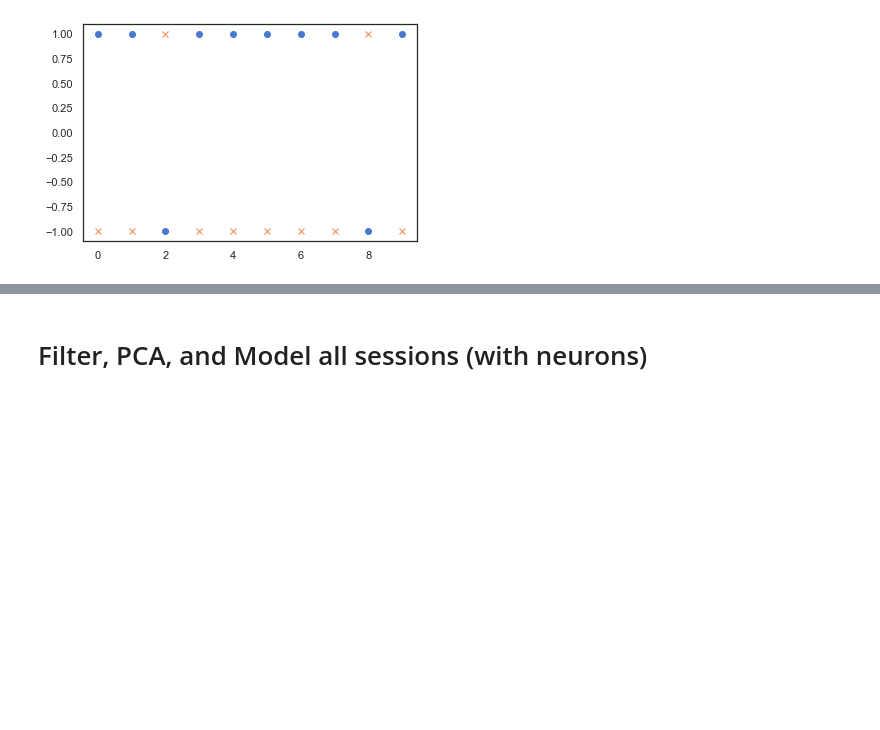
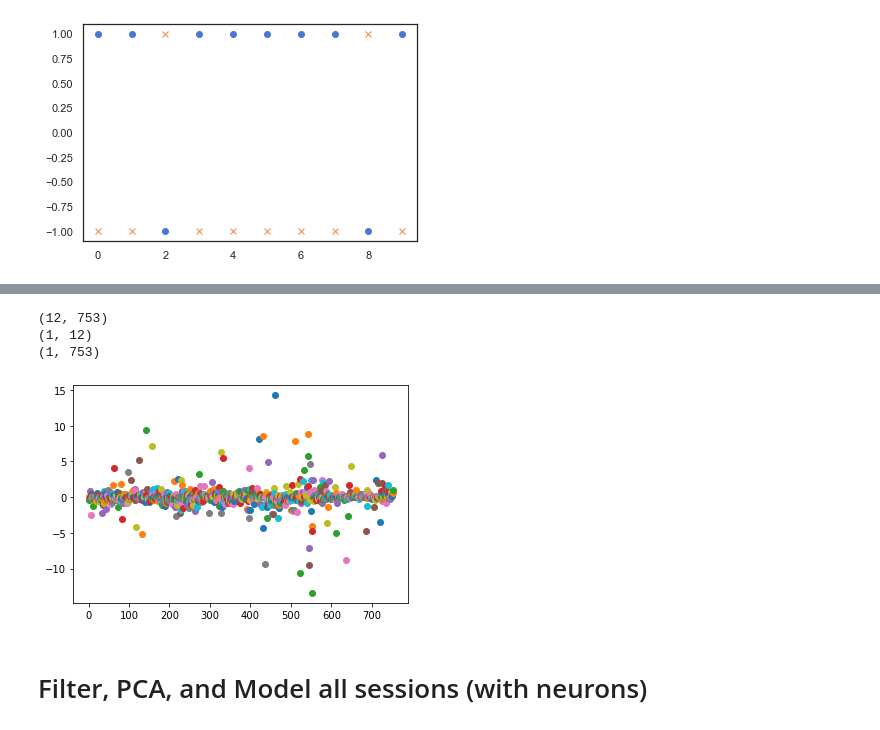
Before and after one commit to jorgeerrz/mistaken_mice, a Jupyter notebook: mistaken_mice.ipynb, the cells around one changed output, grey strips where cells are left out. Drawn from its saved outputs; the diff is of its cells as text; code cells hidden in the pictures; blank space fills up the shorter version.

Commit message:
zoom coeffs

```diff
--- a/mistaken_mice.ipynb
+++ b/mistaken_mice.ipynb
@@ -304,3 +182,42 @@ Percent Right: 0.8
+# %%
+allb = ['ACA','ACB','APN', 'AUD', 'BLA', 'BMA', 'CA', 'CA1', 'CA2', 'CA3', 'CL', 'COA',
+ 'CP','DG','DP','EP','EPd','GPe','IC' ,'ILA', 'LD', 'LGd' ,'LH', 'LP', 'LS',
+ 'LSc','LSr','MB','MD','MEA','MG','MOp','MOs','MRN','MS','NB','OLF','ORB',
+ 'ORBm','OT','PAG','PIR','PL','PO','POL','POST','PT','RN','RSP','RT',
+ 'SCig','SCm','SCs','SCsg','SI','SNr','SPF','SSp','SSs','SUB','TH','TT',
+ 'VAL','VISa','VISam','VISl','VISp','VISpm','VISrl','VPL','VPM','ZI']
+
+session = 13
+filtered = filter_spikes(alldat,session,unfair_only=True,chosey_only=True, nonzero_only=True,brain_area=allb)
+dat = neurons_PCA(filtered,0.9,0,250)
+print(np.shape(dat['weights']))
+
+
+lambda_L2 = 1
+penalty = "none"
+l1args = {}
+left_bias = np.mean((filtered['chcs'])==1)
+choice_bias = [left_bias if left_bias > .5 else (1.0-left_bias)]
+w = {-1:left_bias, 1:(1-left_bias)}
+# l1args = {'solver':"saga", 'max_iter':5000}
+logreg = LogisticRegression(penalty = penalty, C = lambda_L2, **l1args)
+logreg.fit((dat['PCs']).T, dat['chcs'])
+print(np.shape(logreg.coef_))
+
+pclogreg_coeffs = logreg.coef_ @ dat['weights']
+print(np.shape(pclogreg_coeffs))
+
+brain_coeffs = []
+for i,coef in enumerate(pclogreg_coeffs[0,:]):
+     plt.plot([i],[coef], 'o', label=filtered['brain_area'][i])
+
+
+# plt.plot(pclogreg_coeffs[0,:], 'o', label=filtered['brain_area'])
+# %% [output]
+(12, 753)
+(1, 12)
+(1, 753)
+[figure, added]
 # %% [markdown]
 # Filter, PCA, and Model all sessions (with neurons)
 # %%
```
Also changed, not shown: parts of 10 cells of this notebook, 2 other files.
